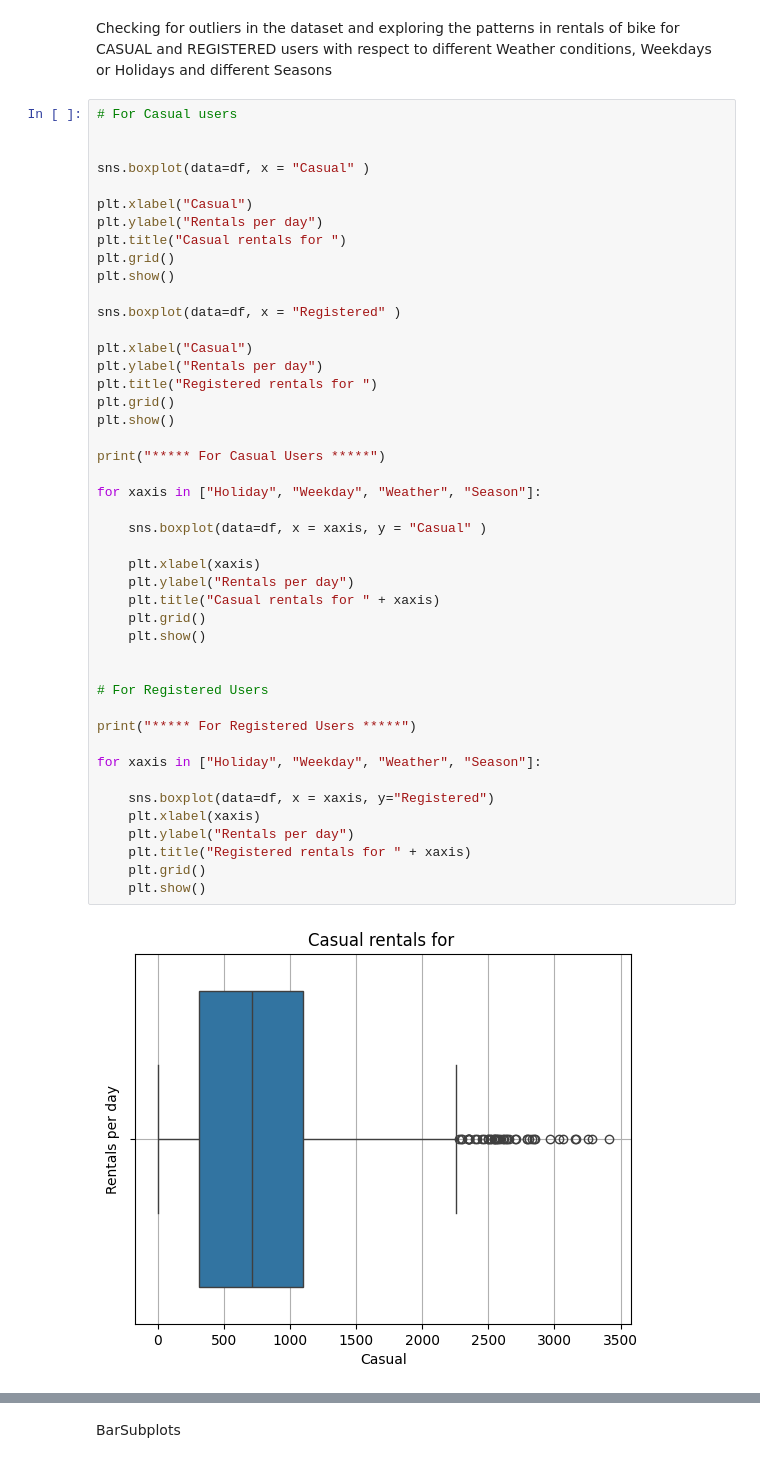
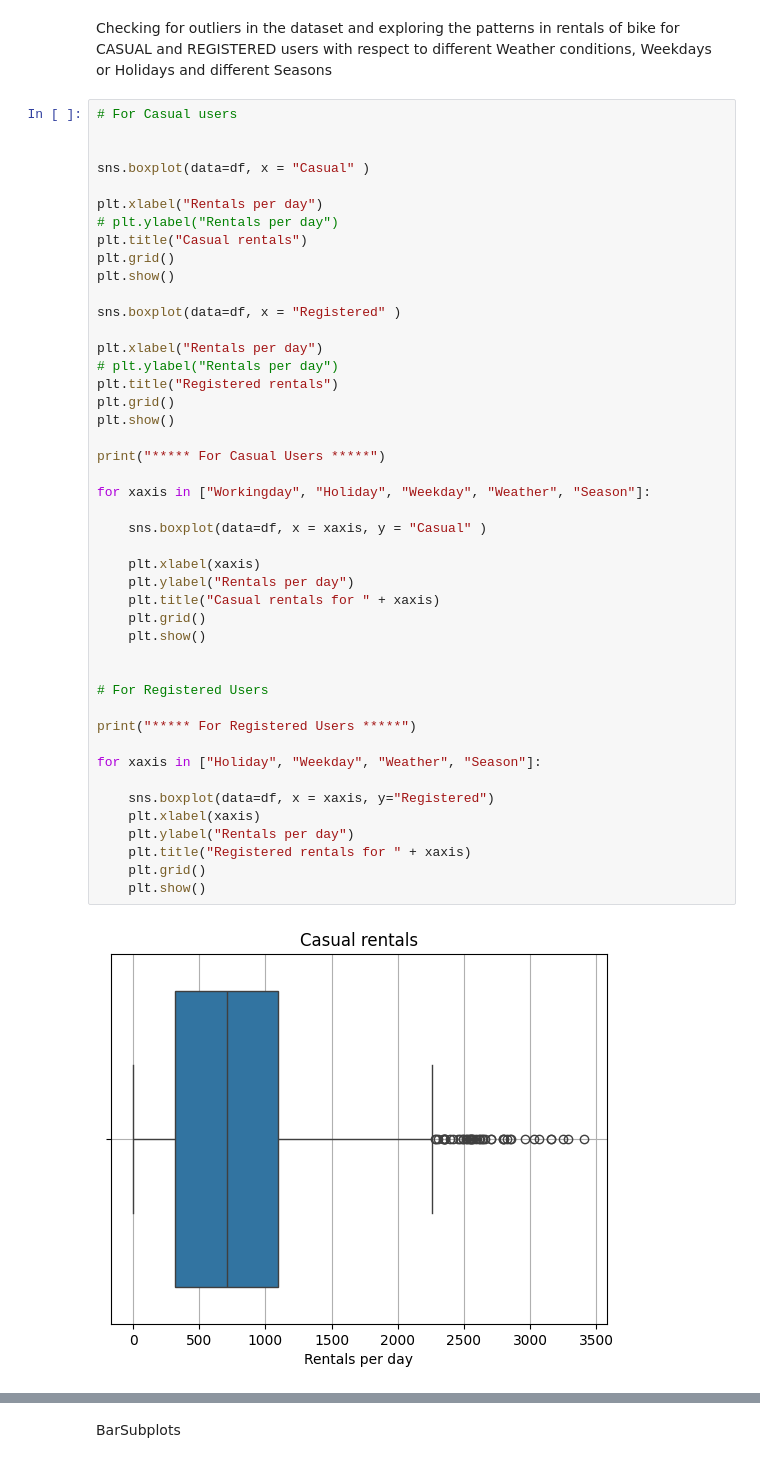
Before and after one commit to anik8C/EDA-of-Bike-Sharing-in-DC, a Jupyter notebook: EDA.ipynb, the cells around one changed output, grey strips where cells are left out. Saved outputs shown, nothing was run; the diff lists cells and outputs as text.

```diff
--- a/EDA.ipynb
+++ b/EDA.ipynb
@@ -67,44 +67,44 @@ Checking for outliers in the dataset and exploring the patterns in rentals of bi
 
 sns.boxplot(data=df, x = "Casual" )
 
-plt.xlabel("Casual")
-plt.ylabel("Rentals per day")
-plt.title("Casual rentals for ")
+plt.xlabel("Rentals per day")
+# plt.ylabel("Rentals per day")
+plt.title("Casual rentals")
 plt.grid()
 plt.show()
 
 sns.boxplot(data=df, x = "Registered" )
 
-plt.xlabel("Casual")
-plt.ylabel("Rentals per day")
-plt.title("Registered rentals for ")
+plt.xlabel("Rentals per day")
+# plt.ylabel("Rentals per day")
+plt.title("Registered rentals")
 plt.grid()
 plt.show()
 
 print("***** For Casual Users *****")
 
-for xaxis in ["Holiday", "Weekday", "Weather", "Season"]:
+for xaxis in ["Workingday", "Holiday", "Weekday", "Weather", "Season"]:
 
     sns.boxplot(data=df, x = xaxis, y = "Casual" )
 
     plt.xlabel(xaxis)
     plt.ylabel("Rentals per day")
     plt.title("Casual rentals for " + xaxis)
     plt.grid()
     plt.show()
 
 
 # For Registered Users
 
 print("***** For Registered Users *****")
 
 for xaxis in ["Holiday", "Weekday", "Weather", "Season"]:
 
     sns.boxplot(data=df, x = xaxis, y="Registered")
     plt.xlabel(xaxis)
     plt.ylabel("Rentals per day")
     plt.title("Registered rentals for " + xaxis)
     plt.grid()
     plt.show()
 # %% [output]
-[figure, old version]
+[figure, new version]
```
Also changed, not shown: parts of 2 cells of this notebook.
